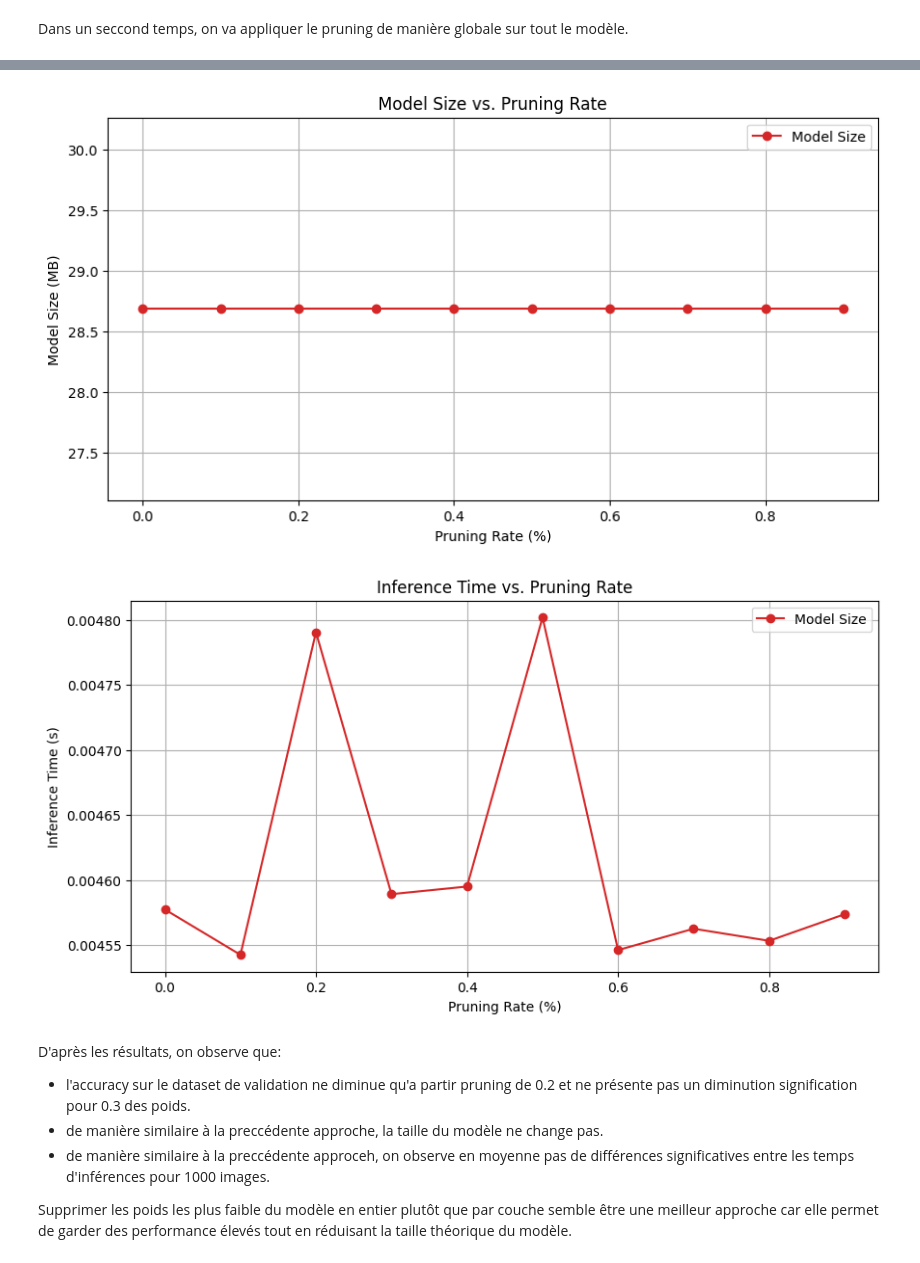
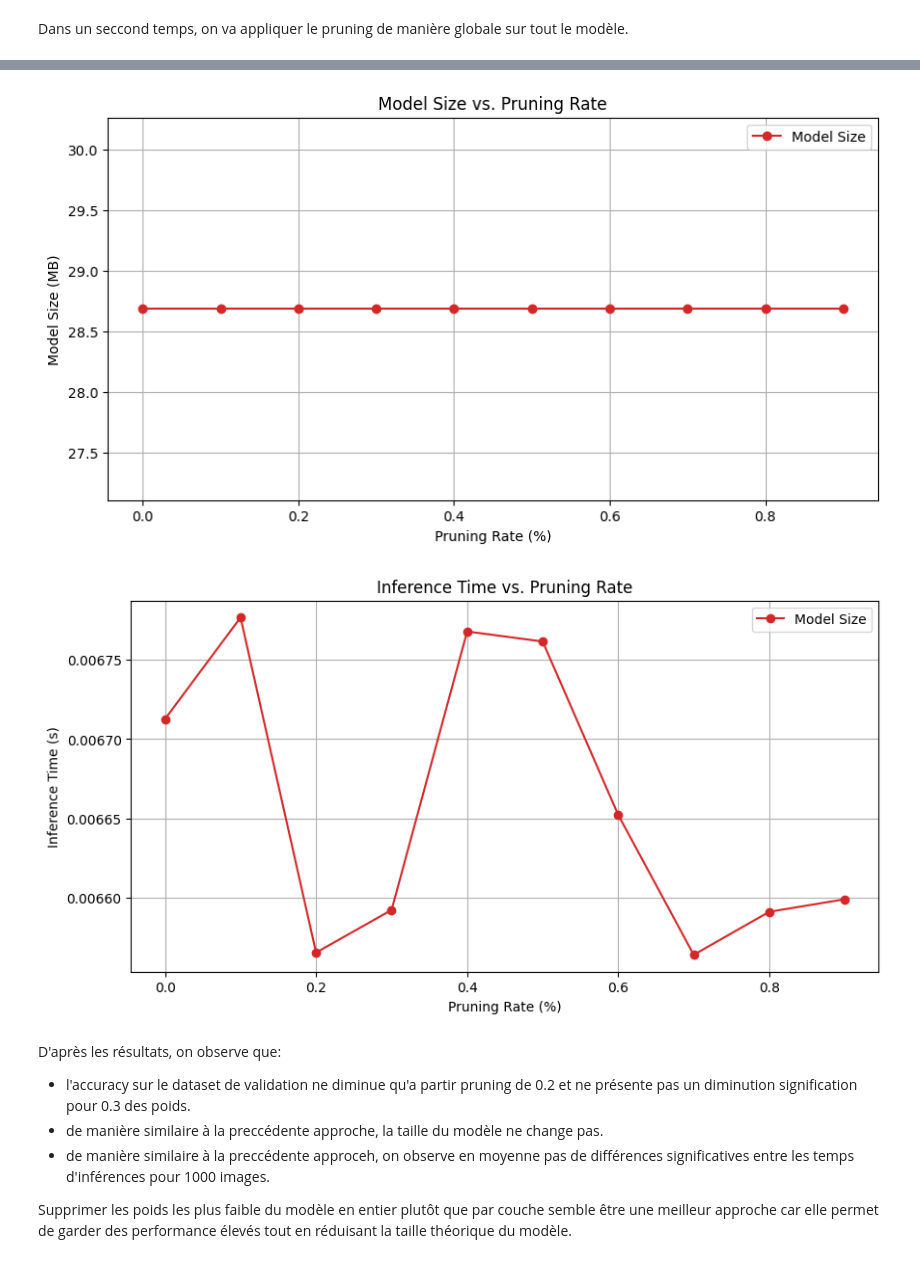
Before and after one commit to maul0803/Heterogeneous_Programming, a Jupyter notebook: resnet-implementation-for-image-classification.ipynb, the cells around one changed output, grey strips where cells are left out. Saved outputs shown, nothing was run; the diff lists cells and outputs as text; code cells hidden in the pictures.

Commit message:
Pruning on CPU et README

```diff
--- a/resnet-implementation-for-image-classification.ipynb
+++ b/resnet-implementation-for-image-classification.ipynb
@@ -534,13 +542,11 @@ def plot_pruning_performance(pruning_rates, accuracies, pruning_sizes, average_i
     plt.legend()
     plt.show()
 
-def evaluate_pruning(model, pruning_rates, test_dl, test_data, apply_pruning_func=apply_pruning_locally):
+def evaluate_pruning(model, pruning_rates, test_dl, test_data, device_cpu, device_gpu, apply_pruning_func=apply_pruning_locally):
     """Evaluate different pruning rates and display model size and performance."""
-    # Store original model size and accuracy
+
     original_size = get_model_size(model)
-
-    # Store original model accuracy
-    original_model = model
+    original_model = model.to(device_gpu)  # Mettre le modèle original sur le GPU
     original_model.eval()
     original_test_acc = evaluate(original_model, test_dl)
 
@@ -548,36 +554,36 @@ def evaluate_pruning(model, pruning_rates, test_dl, test_data, apply_pruning_fun
     print("Original model size: {:.2f} MB".format(original_size / (1024 * 1024)))
     print("Original Test Accuracy:", original_test_acc)
 
-    # Store the pruning rates and their corresponding accuracies and sizes for plotting
     pruning_accuracies = []
     pruning_sizes = []
     average_inference_times = []
-    # Iterate through different pruning rates
+
     for rate in pruning_rates:
         print(f"\n==== Pruning Rate: {rate * 100:.0f}% ====")
 
-        # Apply pruning
         pruned_model = apply_pruning_func(model, amount=rate, remove=True)
+        pruned_model = pruned_model.to(device_gpu) # Accuracy sur GPU
 
-        # Measure pruned model size
         pruned_size = get_model_size(pruned_model)
 
-        # Evaluate pruned model
         pruned_model.eval()
         pruned_test_acc = evaluate_model(pruned_model, test_dl)
-        average_inference_time = inference_time(pruned_model, test_data, 1000)
-        # Display results
+
+        pruned_model = pruned_model.to(device_cpu) # Inference time sur CPU
+        average_inference_time = inference_time(pruned_model, test_data, device_cpu, 1000)
+
         print(f"Pruned model size: {pruned_size / (1024 * 1024):.2f} MB")
         print(f"Pruned Test Accuracy: {pruned_test_acc:.2f}")
         print(f"Pruned Test Inference Time: {average_inference_time:.8f}")
 
-        # Save pruned model with unique name based on pruning rate
-        #save_model(pruned_model, f"pruned_model_{int(rate * 100)}.pth")
-
-        # Append the accuracy and size to the lists for plotting
         pruning_accuracies.append(pruned_test_acc)
         pruning_sizes.append(pruned_size)
         average_inference_times.append(average_inference_time)
 
     return pruning_accuracies, pruning_sizes, average_inference_times
+# %%
+pruning_rates = [0.1*k for k in range(0, 10)]
+model_copy = copy.deepcopy(model)
+device_cpu = torch.device("cpu")
+device_gpu = torch.device("cuda") if torch.cuda.is_available() else device_cpu
 # %%
@@ -616,8 +620,8 @@ Dans un seccond temps, on va appliquer le pruning de manière globale sur tout l
 # %%
 pruning_rates = [0.1*k for k in range(0, 10)]
 model_copy = copy.deepcopy(model)
-#pruning_accuracies, pruning_sizes, average_inference_times = evaluate_pruning(model_copy, pruning_rates, test_dl, test_data, apply_pruning_globally)
-#plot_pruning_performance(pruning_rates, pruning_accuracies, pruning_sizes, average_inference_times)
+pruning_accuracies, pruning_sizes, average_inference_times = evaluate_pruning(model_copy, pruning_rates, test_dl, test_data, device_cpu, device_gpu, apply_pruning_globally)
+plot_pruning_performance(pruning_rates, pruning_accuracies, pruning_sizes, average_inference_times)
 # %% [output]
 ==== Model Size Comparison ====
 Original model size: 28.69 MB
@@ -640,5 +644,5 @@ Pruned Test Inference Time: 0.00457387
 [figure]
-[figure, old version]
+[figure, new version]
 # %% [markdown]
 D'après les résultats, on observe que:
 - l'accuracy sur le dataset de validation ne diminue qu'a partir pruning de 0.2 et ne présente pas un diminution signification pour 0.3 des poids.
```
Also changed, not shown: parts of 9 cells of this notebook, 14 other files.
